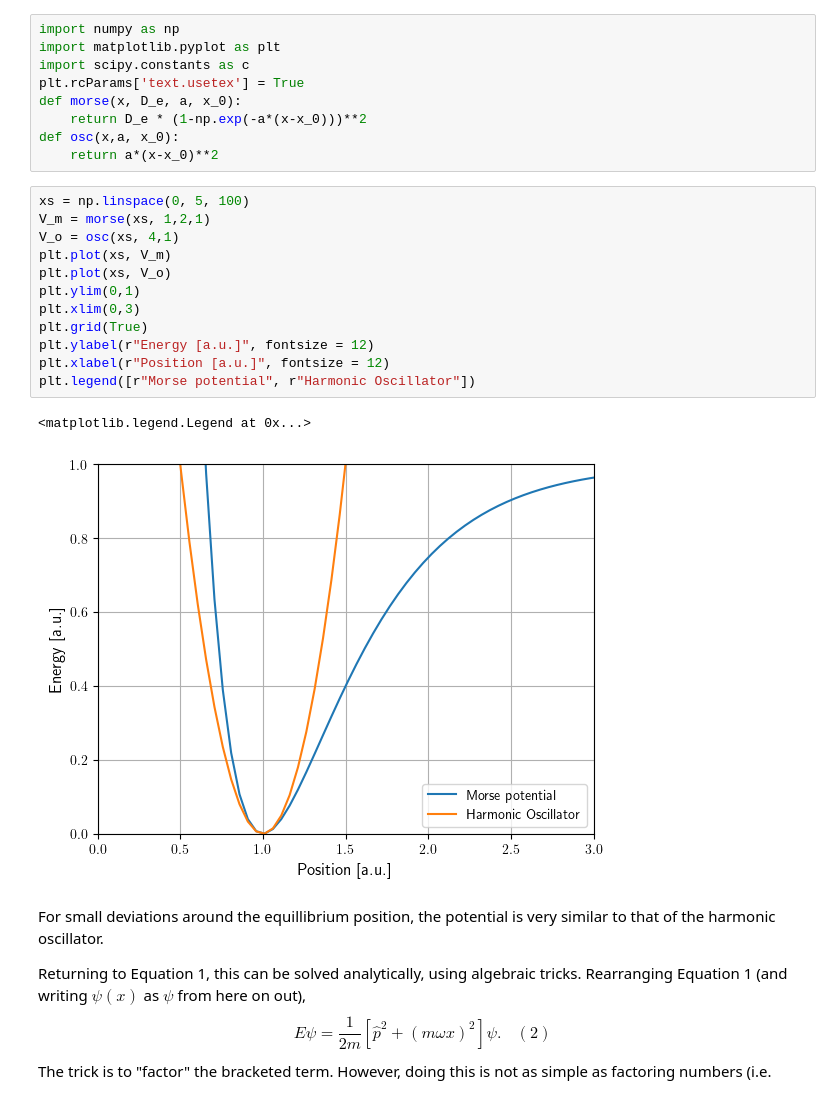
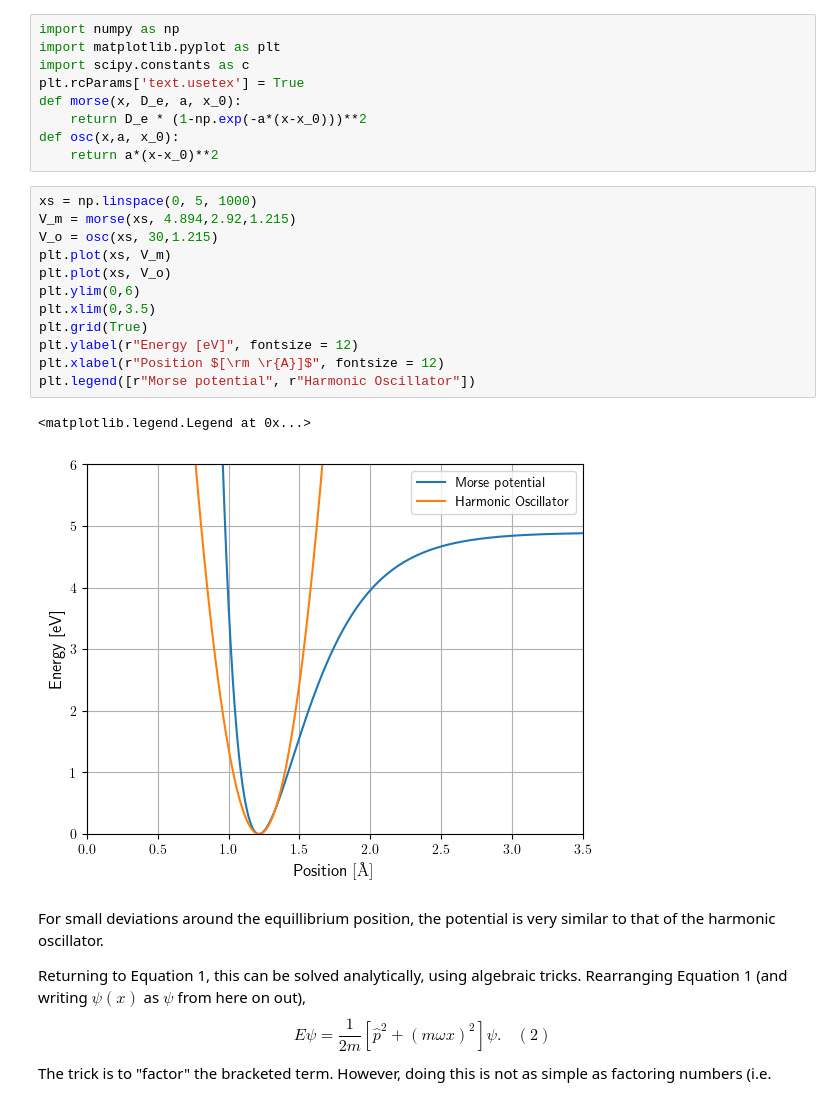
Before and after one commit to CBrown345/PHYS309, a Jupyter notebook: harmonic_oscillator.ipynb, the cells around one changed output. Cells and saved outputs as stored; diff of their text form.

Commit message:
Fixed morse plot

```diff
--- a/harmonic_oscillator.ipynb
+++ b/harmonic_oscillator.ipynb
@@ -33,20 +33,20 @@ def morse(x, D_e, a, x_0):
 def osc(x,a, x_0):
     return a*(x-x_0)**2
 # %%
-xs = np.linspace(0, 5, 100)
-V_m = morse(xs, 1,2,1)
-V_o = osc(xs, 4,1)
+xs = np.linspace(0, 5, 1000)
+V_m = morse(xs, 4.894,2.92,1.215)
+V_o = osc(xs, 30,1.215)
 plt.plot(xs, V_m)
 plt.plot(xs, V_o)
-plt.ylim(0,1)
-plt.xlim(0,3)
+plt.ylim(0,6)
+plt.xlim(0,3.5)
 plt.grid(True)
-plt.ylabel(r"Energy [a.u.]", fontsize = 12)
-plt.xlabel(r"Position [a.u.]", fontsize = 12)
+plt.ylabel(r"Energy [eV]", fontsize = 12)
+plt.xlabel(r"Position $[\rm \r{A}]$", fontsize = 12)
 plt.legend([r"Morse potential", r"Harmonic Oscillator"])
 # %% [output]
 <matplotlib.legend.Legend at 0x...>
-[figure, old version]
+[figure, new version]
 # %% [markdown]
 For small deviations around the equillibrium position, the potential is very similar to that of the harmonic oscillator.
 
```
Also changed, not shown: parts of 2 cells of this notebook.
